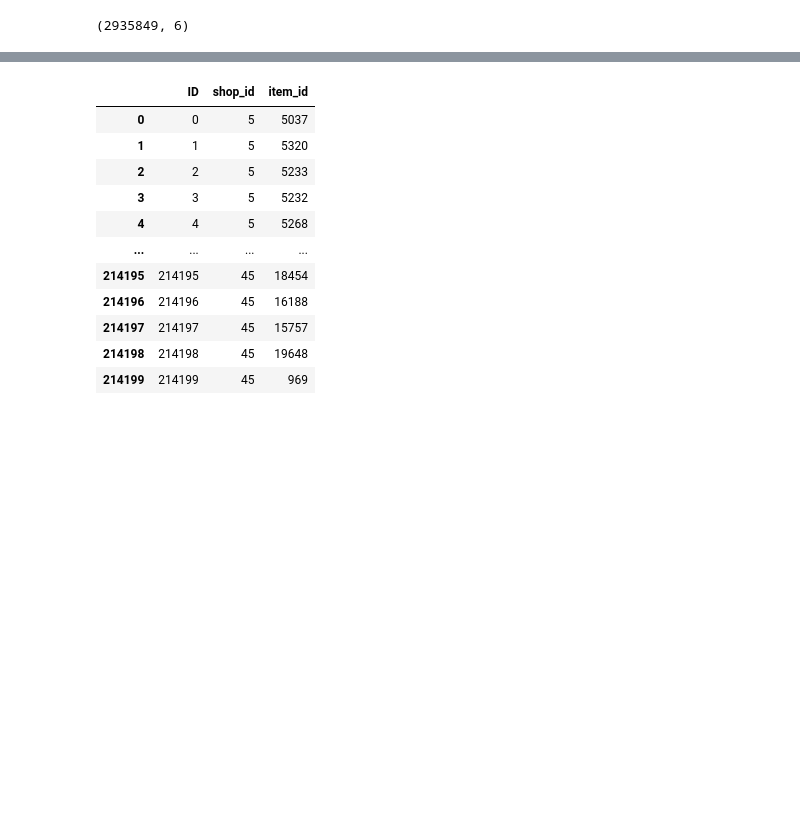
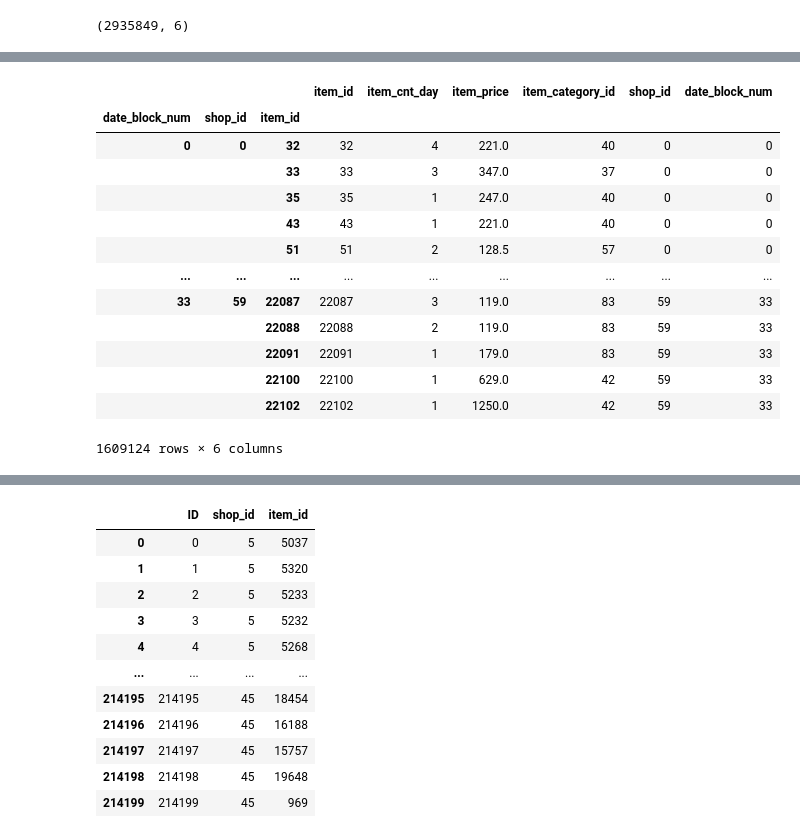
Before and after one commit to must4in3/7---Predict-Future-Sales, a Jupyter notebook: Data Cleaning.ipynb, the cells around one changed output, grey strips where cells are left out. Drawn from its saved outputs; the diff is of its cells as text; code cells hidden in the pictures; blank space fills up the shorter version.

Commit message:
update data cleaning

```diff
--- a/Data Cleaning.ipynb
+++ b/Data Cleaning.ipynb
@@ -1,8 +1,8 @@
 # %%
 import pandas as pd
 # %%
-df_item_categories = pd.read_csv("inputs/item_categories.csv")
-df_items = pd.read_csv("inputs/items.csv")
-df_sales_train = pd.read_csv("inputs/sales_train.csv")
-df_shops = pd.read_csv("inputs/shops.csv")
-df_test = pd.read_csv("inputs/test.csv")
+df_item_categories = pd.read_csv("data_kaggle/item_categories.csv")
+df_items = pd.read_csv("data_kaggle/items.csv")
+df_sales_train = pd.read_csv("data_kaggle/sales_train.csv")
+df_shops = pd.read_csv("data_kaggle/shops.csv")
+df_test = pd.read_csv("data_kaggle/test.csv")
@@ -48,0 +36,2 @@ df_sales_train.shape
+# %%
+df_merge = pd.merge(df_sales_train, df_items, on='item_id')
@@ -48,0 +54,2 @@ df_sales_train.shape
+# %%
+df_merge = df_merge[['date_block_num', 'shop_id', 'item_id','item_price','item_cnt_day','item_category_id']]
@@ -48,0 +72,20 @@ df_sales_train.shape
+# %%
+df_merge_month = df_merge.groupby(['date_block_num','shop_id','item_id']).agg({'item_id':'mean','item_cnt_day': 'count', 'item_price':'mean',
+                                                              'item_category_id':'mean', 'shop_id':'mean', 'date_block_num': 'mean'})
+# %%
+df_merge_month
+# %% [output]
+|  |  |  | item_id | item_cnt_day | item_price | item_category_id | shop_id | date_block_num |
+| date_block_num | shop_id | item_id |  |  |  |  |  |  |
+| 0 | 0 | 32 | 32 | 4 | 221.0 | 40 | 0 | 0 |
+|  |  | 33 | 33 | 3 | 347.0 | 37 | 0 | 0 |
+|  |  | 35 | 35 | 1 | 247.0 | 40 | 0 | 0 |
+|  |  | 43 | 43 | 1 | 221.0 | 40 | 0 | 0 |
+|  |  | 51 | 51 | 2 | 128.5 | 57 | 0 | 0 |
+| ... | ... | ... | ... | ... | ... | ... | ... | ... |
+| 33 | 59 | 22087 | 22087 | 3 | 119.0 | 83 | 59 | 33 |
+|  |  | 22088 | 22088 | 2 | 119.0 | 83 | 59 | 33 |
+|  |  | 22091 | 22091 | 1 | 179.0 | 83 | 59 | 33 |
+|  |  | 22100 | 22100 | 1 | 629.0 | 42 | 59 | 33 |
+|  |  | 22102 | 22102 | 1 | 1250.0 | 42 | 59 | 33 |
+1609124 rows × 6 columns
```
Also changed, not shown: parts of 20 cells of this notebook.
